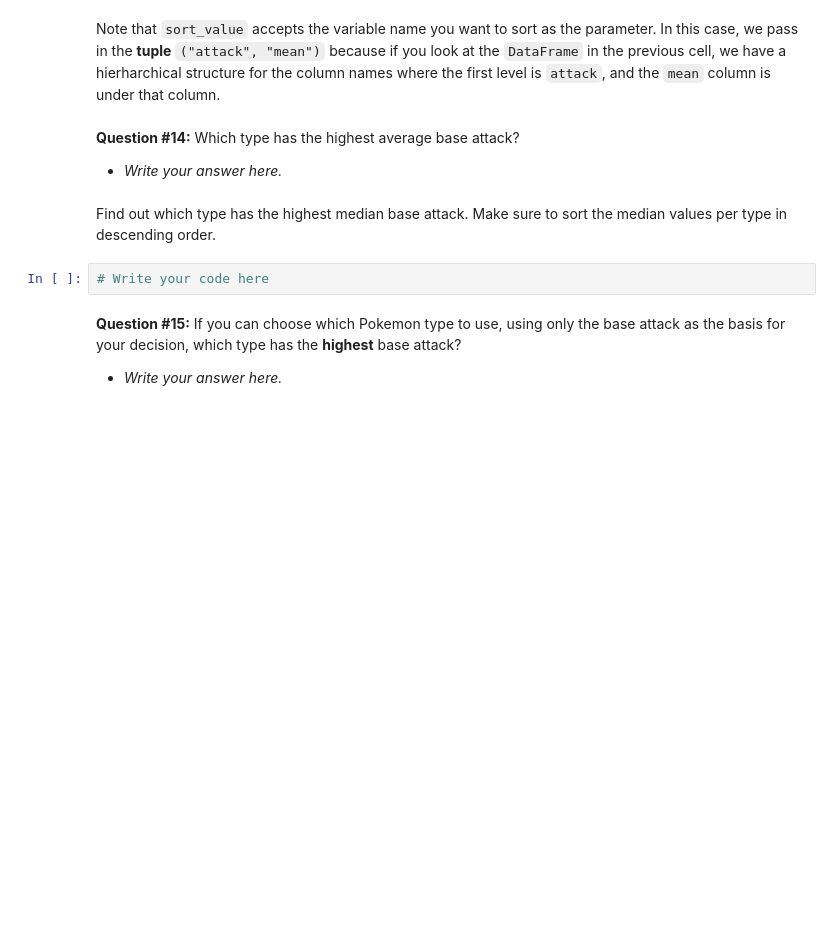
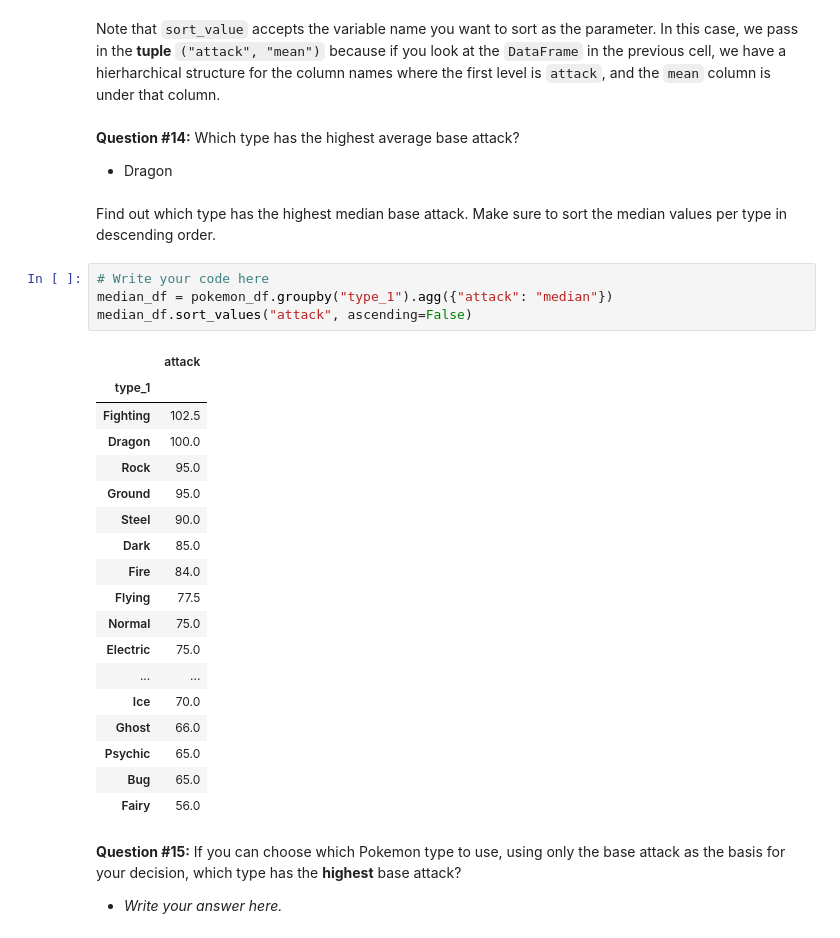
Before and after one commit to Revkxd/CSMODEL-Notebooks, a Jupyter notebook: 4 - Exploring Pokemon Data/4 - Exploring Pokemon Data.ipynb, the cells around one changed output. Cells and saved outputs as stored; diff of their text form; blank space fills up the shorter version.

```diff
--- a/4 - Exploring Pokemon Data/4 - Exploring Pokemon Data.ipynb
+++ b/4 - Exploring Pokemon Data/4 - Exploring Pokemon Data.ipynb
@@ -262,11 +518,32 @@ mean_df.sort_values(("attack", "mean"), ascending=False)
 Note that `sort_value` accepts the variable name you want to sort as the parameter. In this case, we pass in the **tuple** `("attack", "mean")` because if you look at the `DataFrame` in the previous cell, we have a hierharchical structure for the column names where the first level is `attack`, and the `mean` column is under that column.
 # %% [markdown]
 **Question #14:** Which type has the highest average base attack?
-- *Write your answer here.*
+- Dragon
 # %% [markdown]
 Find out which type has the highest median base attack. Make sure to sort the median values per type in descending order.
 # %%
 # Write your code here
+median_df = pokemon_df.groupby("type_1").agg({"attack": "median"})
+median_df.sort_values("attack", ascending=False)
+# %% [output]
+|  | attack |
+| type_1 |  |
+| Fighting | 102.5 |
+| Dragon | 100.0 |
+| Rock | 95.0 |
+| Ground | 95.0 |
+| Steel | 90.0 |
+| Dark | 85.0 |
+| Fire | 84.0 |
+| Flying | 77.5 |
+| Normal | 75.0 |
+| Electric | 75.0 |
+| ... | ... |
+| Ice | 70.0 |
+| Ghost | 66.0 |
+| Psychic | 65.0 |
+| Bug | 65.0 |
+| Fairy | 56.0 |
 # %% [markdown]
 **Question #15:** If you can choose which Pokemon type to use, using only the base attack as the basis for your decision, which type has the **highest** base attack?
 - *Write your answer here.*
```
Also changed, not shown: parts of 34 cells of this notebook.
